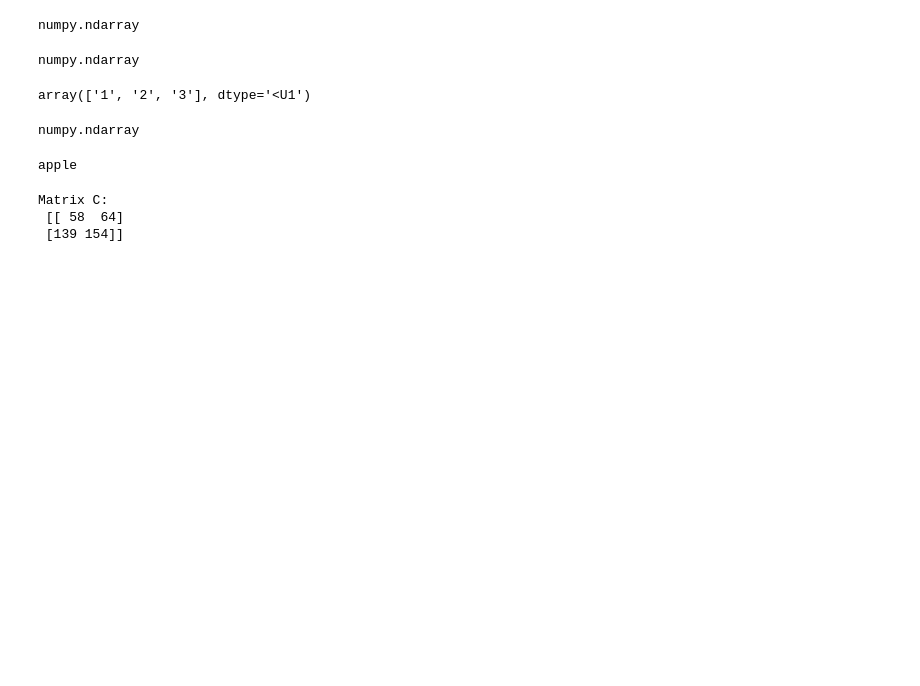
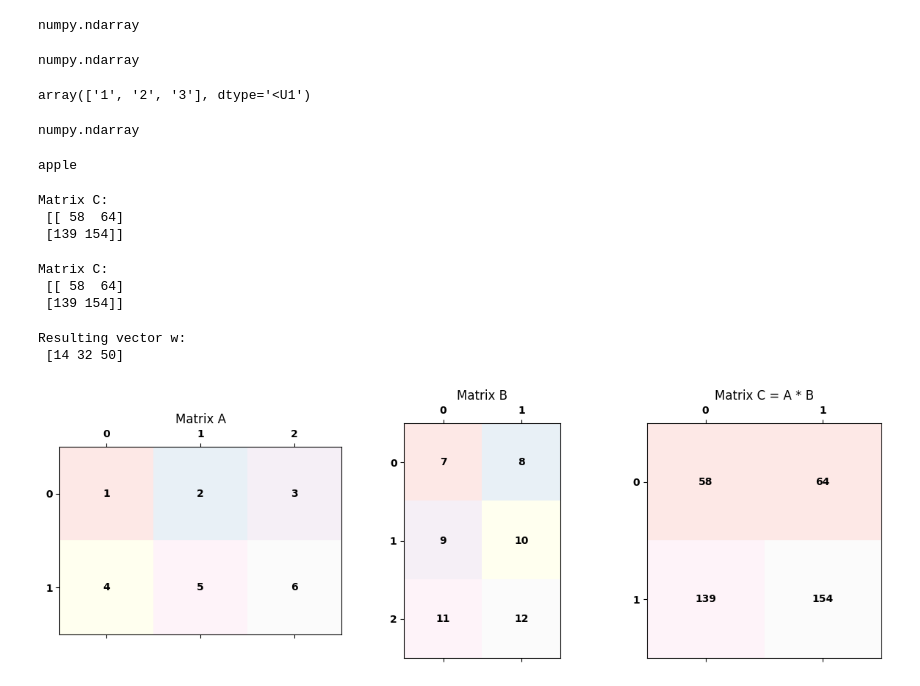
Before and after one commit to deep1003/deep1003, a Jupyter notebook: Week 04. Data and Structure.ipynb, the cells around one changed output. Cells and saved outputs as stored; diff of their text form; code cells hidden in the pictures; blank space fills up the shorter version.

```diff
--- a/Week 04. Data and Structure.ipynb
+++ b/Week 04. Data and Structure.ipynb
@@ -205,3 +201,83 @@ print("Matrix C:\n", C)
 Matrix C:
  [[ 58  64]
  [139 154]]
+# %%
+import numpy as np
+
+# Define matrices A and B
+A = np.array([[1, 2, 3],
+              [4, 5, 6]])
+
+B = np.array([[7, 8],
+              [9, 10],
+              [11, 12]])
+
+# Perform matrix multiplication
+C = np.dot(A, B)
+
+# Display the result
+print("Matrix C:\n", C)
+# %% [output]
+Matrix C:
+ [[ 58  64]
+ [139 154]]
+# %%
+import numpy as np
+
+# Define a 3x3 matrix
+A = np.array([[1, 2, 3],
+              [4, 5, 6],
+              [7, 8, 9]])
+
+# Define a 3x1 vector
+v = np.array([1, 2, 3])
+
+# Perform matrix-vector multiplication
+w = np.dot(A, v)
+
+# Display the result
+print("Resulting vector w:\n", w)
+# %% [output]
+Resulting vector w:
+ [14 32 50]
+# %%
+import matplotlib.pyplot as plt
+import numpy as np
+
+# Define matrices A and B
+A = np.array([[1, 2, 3],
+              [4, 5, 6]])
+B = np.array([[7, 8],
+              [9, 10],
+              [11, 12]])
+
+# Perform matrix multiplication
+C = np.dot(A, B)
+
+# Create a function to annotate the matrix in the plot
+def plot_matrix(ax, matrix, title):
+    ax.matshow(matrix, cmap='Pastel1', alpha=0.3)
+    for (i, j), val in np.ndenumerate(matrix):
+        ax.text(j, i, f'{val}', ha='center', va='center', fontweight='bold')
+    ax.set_xticks(np.arange(matrix.shape[1]))
+    ax.set_yticks(np.arange(matrix.shape[0]))
+    ax.set_xticklabels(np.arange(matrix.shape[1]), fontweight='bold')
+    ax.set_yticklabels(np.arange(matrix.shape[0]), fontweight='bold')
+    ax.set_title(title)
+
+# Create a figure to plot
+fig, axes = plt.subplots(1, 3, figsize=(12, 4))
+
+# Plot matrix A
+plot_matrix(axes[0], A, "Matrix A")
+
+# Plot matrix B
+plot_matrix(axes[1], B, "Matrix B")
+
+# Plot matrix C (Result of A * B)
+plot_matrix(axes[2], C, "Matrix C = A * B")
+
+plt.tight_layout()
+plt.show()
+# %% [output]
+[figure, added]
```
Also changed, not shown: parts of 2 cells of this notebook.
